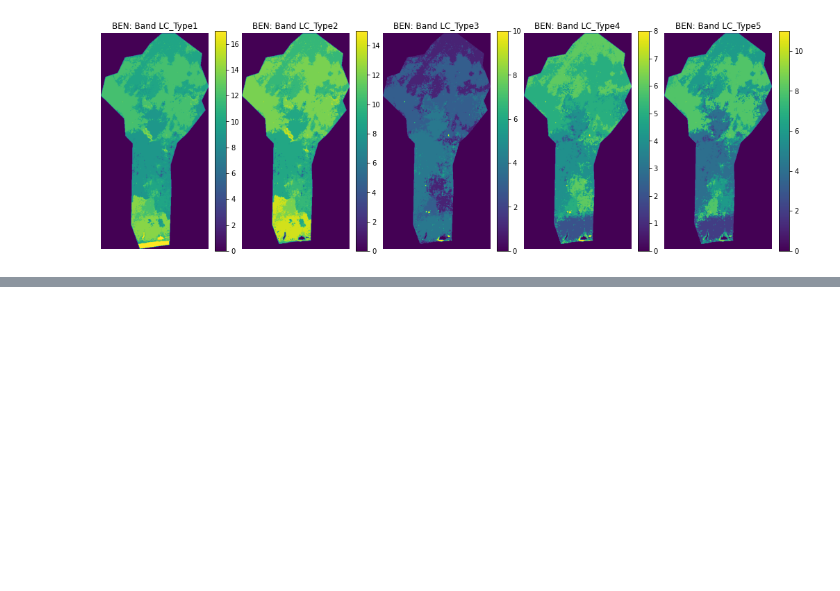
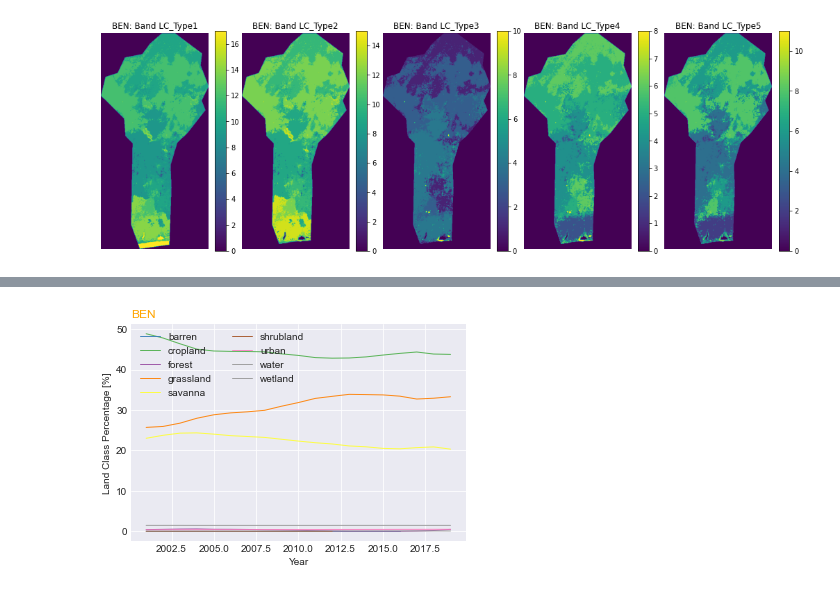
Before and after one commit to gracemitch/omdena-wri, a Jupyter notebook: analysis/MODIS_land_cover.ipynb, the cells around one changed output, grey strips where cells are left out. Cells and saved outputs as stored; diff of their text form; code cells hidden in the pictures; blank space fills up the shorter version.

```diff
--- a/analysis/MODIS_land_cover.ipynb
+++ b/analysis/MODIS_land_cover.ipynb
@@ -78,8 +108,8 @@ plot_bands(images[1], country)
 def pixel_value_counts(img, img_ts, country):
     # annual images
     year = pd.to_datetime(img_ts).year
-    # care about bands LC_Type1-5
-    bands = range(5)
+    # care about bands LC_Type1-5 and LW
+    bands = list(range(5)) + [12]
     dfs = []
     for band in bands:
         img_1d = img[band,:,:].flatten()
@@ -87,7 +117,10 @@ def pixel_value_counts(img, img_ts, country):
         df = pd.DataFrame({'value': unique, 'count': counts})
         df['alpha3code'] = country
         df['year'] = year
-        df['band'] = F'LC_Type{band+1}'
+        if band <= 4:
+            df['band'] = F'LC_Type{band+1}'
+        elif band == 12:
+            df['band'] = 'LW'
         dfs.append(df)
     df = pd.concat(dfs)
     return df
@@ -108,5 +141,8 @@ def all_pixel_value_counts(countries, collection):
 df = all_pixel_value_counts(countries, COLLECTION)
 # merge with platform info
 df = countries_platforms.merge(df, how='right', on=['alpha3code'])
+# merge with band info
+band_info = pd.read_csv('MODIS_land_cover_bands.csv')
+df = band_info.merge(df, how='right', on=['band', 'value'])
 os.makedirs(EXPORT_PATH, exist_ok=True)
 df.to_csv(F'{EXPORT_PATH}{COLLECTION}.csv', index=False)
@@ -116,0 +184,26 @@ df.to_csv(F'{EXPORT_PATH}{COLLECTION}.csv', index=False)
+# %%
+band_names = ['LC_Type1', 'LC_Type2', 'LW']
+for band_name in band_names:
+    df = land_use_percent(countries, band_name, EXPORT_PATH, COLLECTION)
+    df.to_csv(F'{EXPORT_PATH}{COLLECTION}_percent_{band_name}.csv', index=False)
+# %%
+def plot_land_class_by_country(country, band_name, EXPORT_PATH, COLLECTION):
+    df = pd.read_csv(F'{EXPORT_PATH}{COLLECTION}_percent_{band_name}.csv')
+    df = df[df['alpha3code'] == country][['year', 'category_percent', 'category']]
+    plt.style.use('seaborn-darkgrid')
+    palette = plt.get_cmap('Set1')
+    num=0
+    for column in df['category'].unique():
+#     for column in ['forest', 'cropland']:
+        num+=1
+        df_ = df[df['category'] == column]
+        plt.plot(df_['year'], df_['category_percent'], marker='', color=palette(num), linewidth=1, alpha=0.9, label=column)
+
+    plt.legend(loc=2, ncol=2)
+    plt.title(F"{country}", loc='left', fontsize=12, fontweight=0, color='orange')
+    plt.xlabel("Year")
+    plt.ylabel("Land Class Percentage [%]")
+# %%
+plot_land_class_by_country(countries[0], 'LC_Type1', EXPORT_PATH, COLLECTION)
+# %% [output]
+[figure, added]
```
Also changed, not shown: parts of 21 cells of this notebook.
